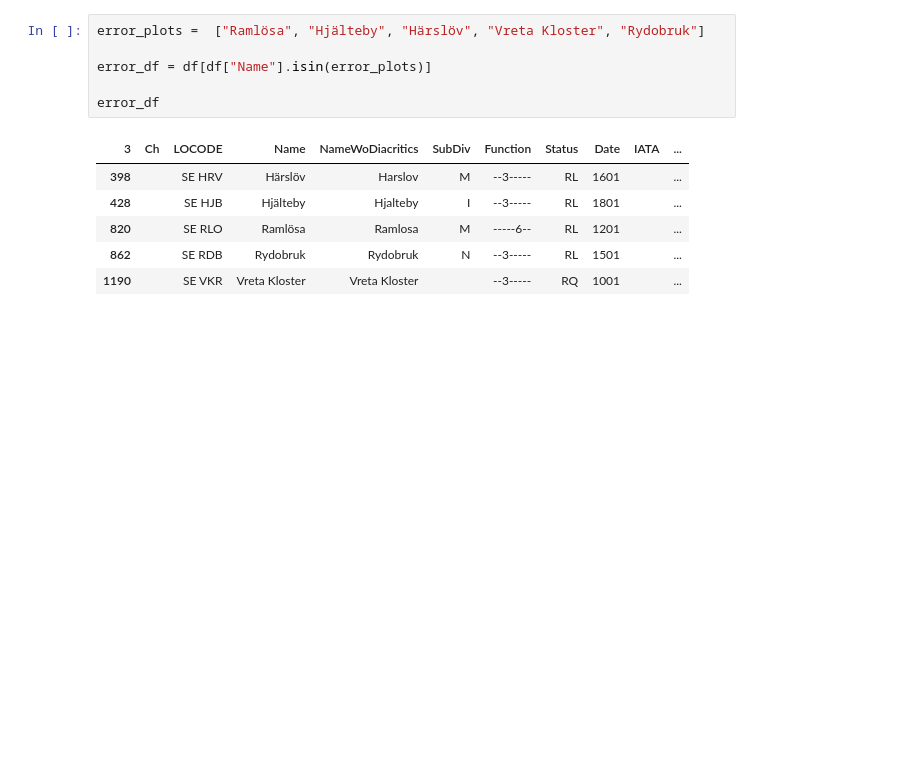
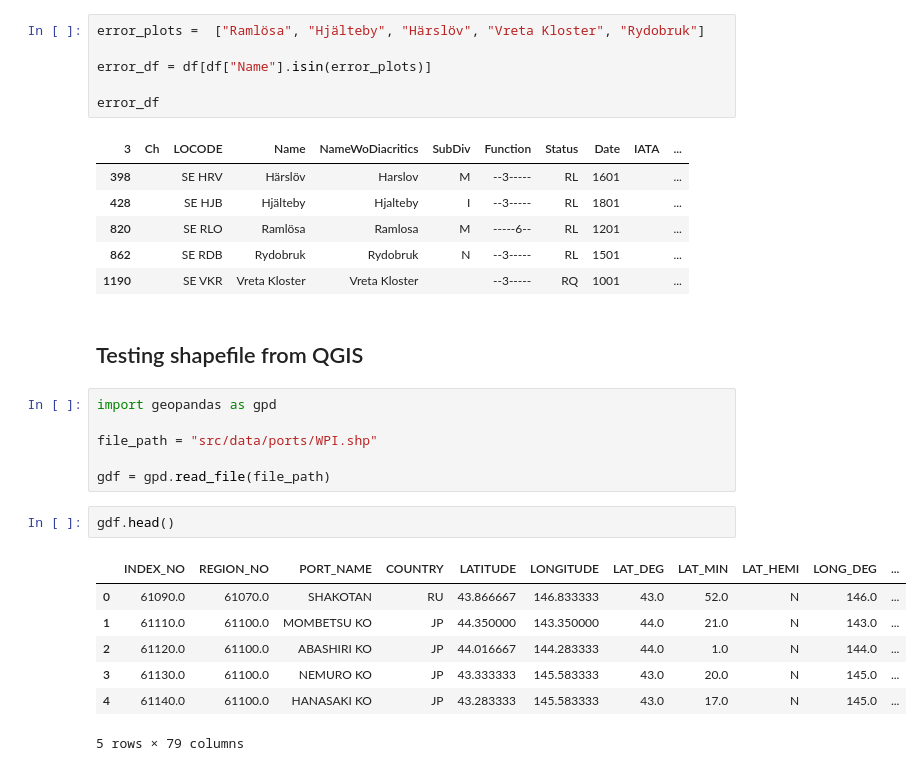
Before and after one commit to SCGlass/table_scraper, a Jupyter notebook: notebook.ipynb, the cells around one changed output. Drawn from its saved outputs; the diff is of its cells as text; blank space fills up the shorter version.

Commit message:
finding new data

```diff
--- a/notebook.ipynb
+++ b/notebook.ipynb
@@ -314,3 +311,21 @@ error_df
 | 820 |  | SE RLO | Ramlösa | Ramlosa | M | -----6-- | RL | 1201 |  | ... |
 | 862 |  | SE RDB | Rydobruk | Rydobruk | N | --3----- | RL | 1501 |  | ... |
 | 1190 |  | SE VKR | Vreta Kloster | Vreta Kloster |  | --3----- | RQ | 1001 |  | ... |
+# %% [markdown]
+## Testing shapefile from QGIS
+# %%
+import geopandas as gpd
+
+file_path = "src/data/ports/WPI.shp"
+
+gdf = gpd.read_file(file_path)
+# %%
+gdf.head()
+# %% [output]
+|  | INDEX_NO | REGION_NO | PORT_NAME | COUNTRY | LATITUDE | LONGITUDE | LAT_DEG | LAT_MIN | LAT_HEMI | LONG_DEG | ... |
+| 0 | 61090.0 | 61070.0 | SHAKOTAN | RU | 43.866667 | 146.833333 | 43.0 | 52.0 | N | 146.0 | ... |
+| 1 | 61110.0 | 61100.0 | MOMBETSU KO | JP | 44.350000 | 143.350000 | 44.0 | 21.0 | N | 143.0 | ... |
+| 2 | 61120.0 | 61100.0 | ABASHIRI KO | JP | 44.016667 | 144.283333 | 44.0 | 1.0 | N | 144.0 | ... |
+| 3 | 61130.0 | 61100.0 | NEMURO KO | JP | 43.333333 | 145.583333 | 43.0 | 20.0 | N | 145.0 | ... |
+| 4 | 61140.0 | 61100.0 | HANASAKI KO | JP | 43.283333 | 145.583333 | 43.0 | 17.0 | N | 145.0 | ... |
+5 rows × 79 columns
```
Also changed, not shown: parts of 3 cells of this notebook, 5 other files.
